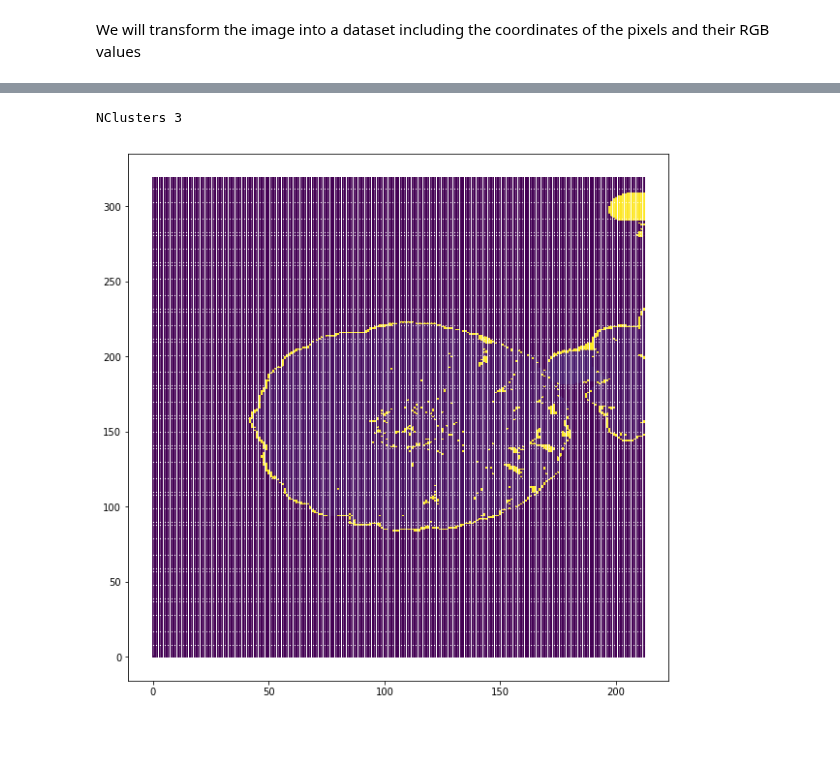
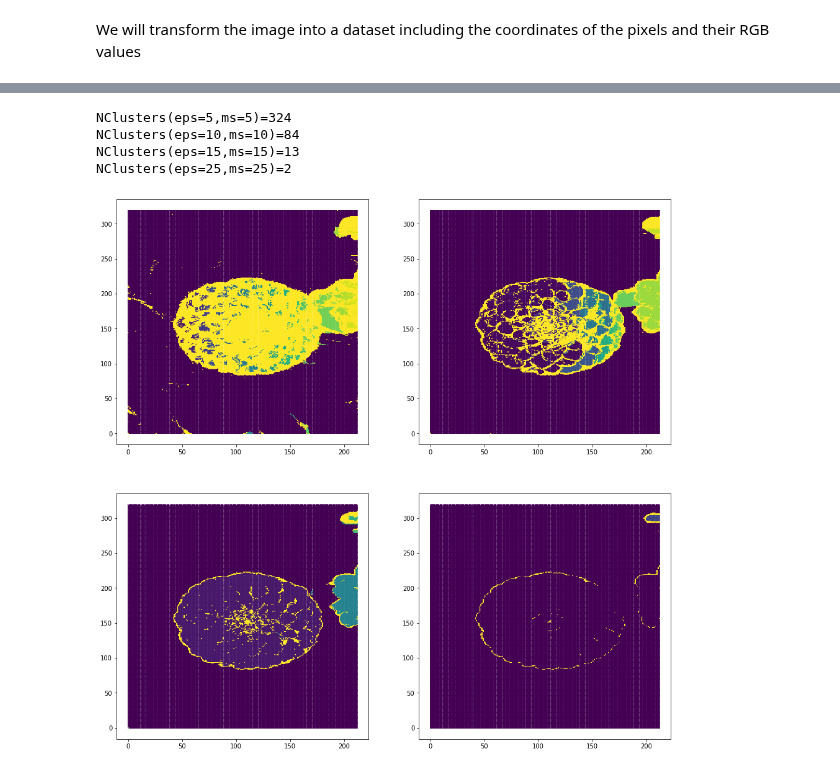
Before and after one commit to bejar/URLNotebooks, a Jupyter notebook: Notebooks/Non interactive/08DensityBased.ipynb, the cells around one changed output, grey strips where cells are left out. Cells and saved outputs as stored; diff of their text form; code cells hidden in the pictures; blank space fills up the shorter version.

```diff
--- a/Notebooks/Non interactive/08DensityBased.ipynb
+++ b/Notebooks/Non interactive/08DensityBased.ipynb
@@ -47,11 +47,12 @@ plt.scatter(mdata[:, 0], mdata[:, 1], c=np.array(labels)/len(np.unique(labels)),
 Now we will cluster only the colors (we are applying vector quantization to the colors palette). You can play with the number of clusters to see how the cluster colors get closer to the original colors.
 # %%
-nc=3
-
-km = KMeans(n_clusters=nc)
-labels = km.fit_predict(mdata[:,2:])
-ccent = km.cluster_centers_/255.0
-lcols = [ccent[l,:] for l in labels]
-plt.figure(figsize=(10,10))
-plt.scatter(mdata[:, 0], mdata[:, 1], c=lcols, s=2, marker='+');
+lnc=[3,15,30,60]
+fig = plt.figure(figsize=(16,16))
+for i, nc in enumerate(lnc):
+    km = KMeans(n_clusters=nc)
+    labels = km.fit_predict(mdata[:,2:])
+    ccent = km.cluster_centers_/255.0
+    lcols = [ccent[l,:] for l in labels]
+    ax = fig.add_subplot(2,2,i+1)
+    plt.scatter(mdata[:, 0], mdata[:, 1], c=lcols, s=2, marker='+');
 # %% [output]
@@ -64,15 +64,19 @@ For DBSCAN we will also use coordinates and colors, now to select the parameters
 # %%
-eps=25
-ms=100
+lpar = [(5, 5),(10, 10), (15, 15),(25, 25)]
 
-dbs = DBSCAN(eps=eps, min_samples=ms)
-labels = dbs.fit_predict(mdata)
-unq = len(np.unique(labels))
-print("NClusters", unq-1)
-ecolors = np.array(labels)
-ecolors[ecolors == -1] += unq+25
-plt.figure(figsize=(10,10))
-plt.scatter(mdata[:, 0], mdata[:, 1], c=ecolors/unq+25, s=2, marker='+');
+fig = plt.figure(figsize=(16,16))
+for i, (eps, ms) in enumerate(lpar):
+    dbs = DBSCAN(eps=eps, min_samples=ms)
+    labels = dbs.fit_predict(mdata)
+    unq = len(np.unique(labels))
+    print(f"NClusters(eps={eps},ms={ms})={unq-1}")
+    ecolors = np.array(labels)
+    ecolors[ecolors == -1] += unq+3
+    ax = fig.add_subplot(2,2,i+1)
+    plt.scatter(mdata[:, 0], mdata[:, 1], c=ecolors, s=2, marker='+');
 # %% [output]
-NClusters 3
+NClusters(eps=5,ms=5)=324
+NClusters(eps=10,ms=10)=84
+NClusters(eps=15,ms=15)=13
+NClusters(eps=25,ms=25)=2
-[figure, old version]
+[figure, new version]
```
Also changed, not shown: parts of 9 cells of this notebook, 12 other files.
